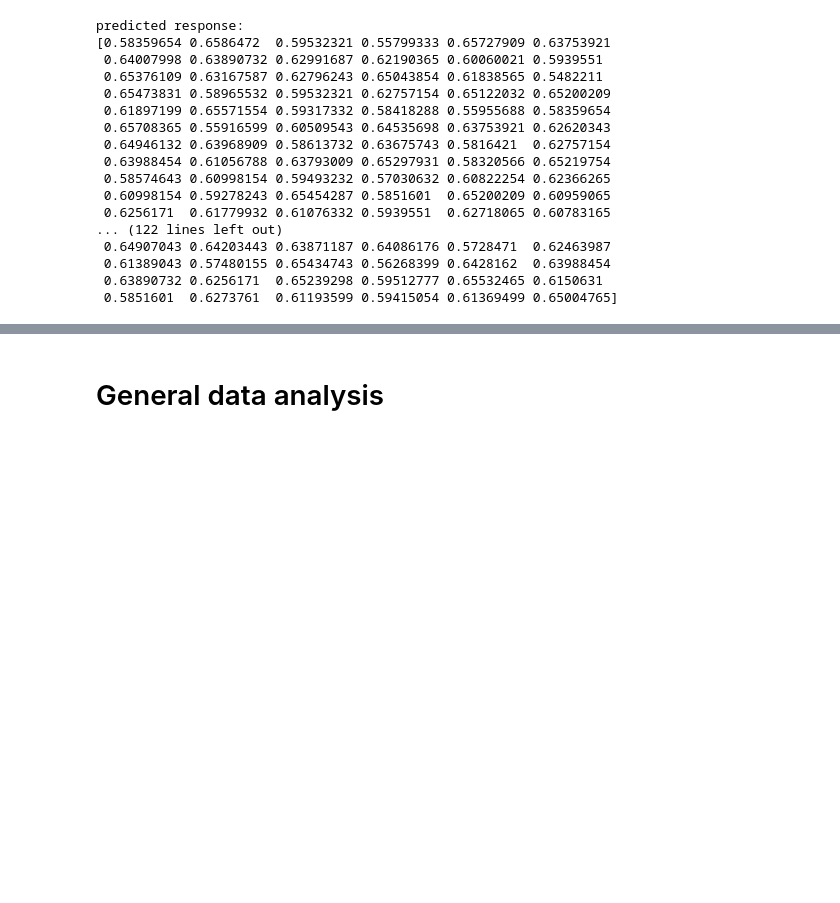
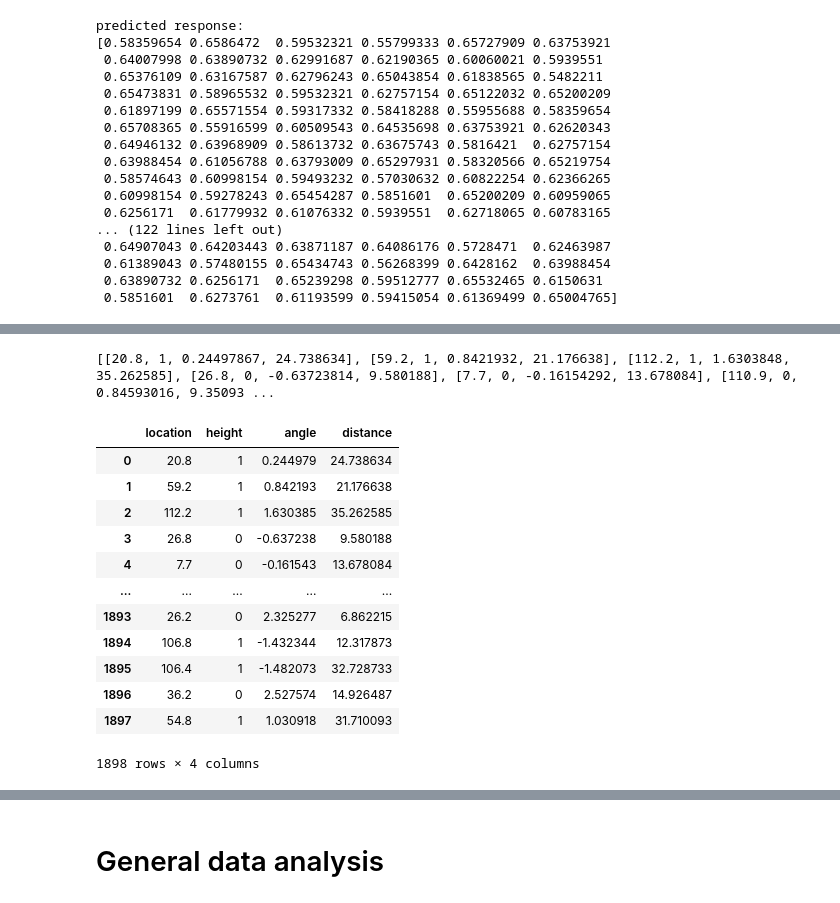
Before and after one commit to ryaa2020/Throw-ins-Gain-the-Upper-Hand, a Jupyter notebook: retainPossession.ipynb, the cells around one changed output, grey strips where cells are left out. Saved outputs shown, nothing was run; the diff lists cells and outputs as text; code cells hidden in the pictures; blank space fills up the shorter version.

```diff
--- a/retainPossession.ipynb
+++ b/retainPossession.ipynb
@@ -336,0 +437,48 @@ That's worse...
+# %%
+full_list = []
+
+list_of_x_coordinates = []
+
+for throwin in throw_in_outcomes_extended:
+    coords = throw_in_outcomes_extended[throwin][0]
+    x_coord = coords.split(",")[0][1:]
+    list_of_x_coordinates.append(float(x_coord))
+    if throw_in_outcomes_extended[throwin][1] == "Low Pass":
+        list_of_x_coordinates.append(0)
+    else:
+        list_of_x_coordinates.append(1)
+    list_of_x_coordinates += (throw_in_outcomes_extended[throwin][2:4])
+    full_list.append(list_of_x_coordinates)
+    list_of_x_coordinates = []
+
+
+list_of_outcomes = []
+for throwin in throw_in_outcomes_extended:
+    outcome = throw_in_outcomes_extended[throwin][4]
+    if outcome == "Success":
+        outcome_val = 1
+    else:
+        outcome_val = 0
+    list_of_outcomes.append(outcome_val)
+
+print(full_list)
+# %% [output]
+[[20.8, 1, 0.24497867, 24.738634], [59.2, 1, 0.8421932, 21.176638], [112.2, 1, 1.6303848, 35.262585], [26.8, 0, -0.63723814, 9.580188], [7.7, 0, -0.16154292, 13.678084], [110.9, 0, 0.84593016, 9.35093 ...
+# %%
+details_df = pd.DataFrame(full_list, columns = ['location', 'height', 'angle', 'distance'])
+
+details_df
+# %% [output]
+|  | location | height | angle | distance |
+| 0 | 20.8 | 1 | 0.244979 | 24.738634 |
+| 1 | 59.2 | 1 | 0.842193 | 21.176638 |
+| 2 | 112.2 | 1 | 1.630385 | 35.262585 |
+| 3 | 26.8 | 0 | -0.637238 | 9.580188 |
+| 4 | 7.7 | 0 | -0.161543 | 13.678084 |
+| ... | ... | ... | ... | ... |
+| 1893 | 26.2 | 0 | 2.325277 | 6.862215 |
+| 1894 | 106.8 | 1 | -1.432344 | 12.317873 |
+| 1895 | 106.4 | 1 | -1.482073 | 32.728733 |
+| 1896 | 36.2 | 0 | 2.527574 | 14.926487 |
+| 1897 | 54.8 | 1 | 1.030918 | 31.710093 |
+1898 rows × 4 columns
```
Also changed, not shown: parts of 21 cells of this notebook.
